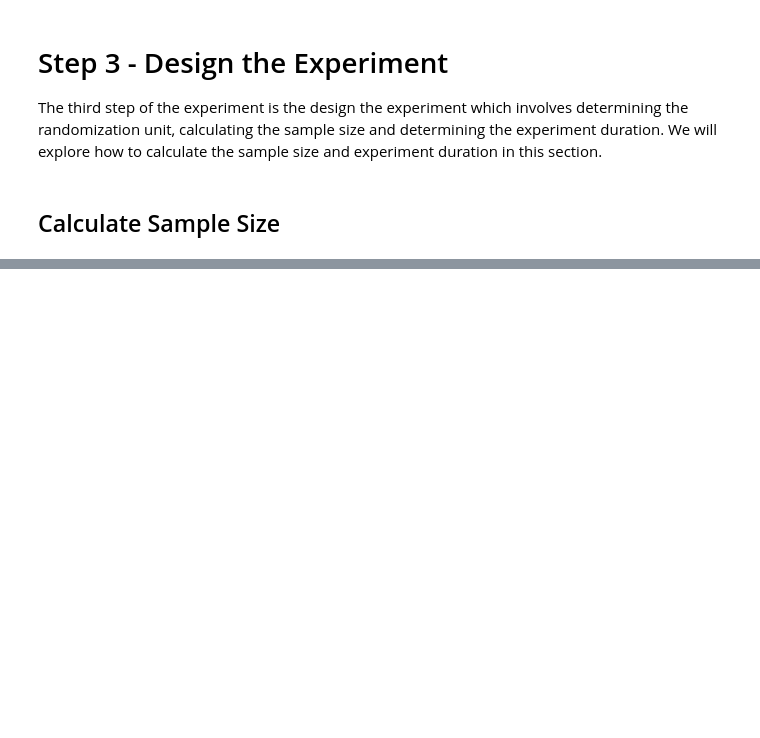
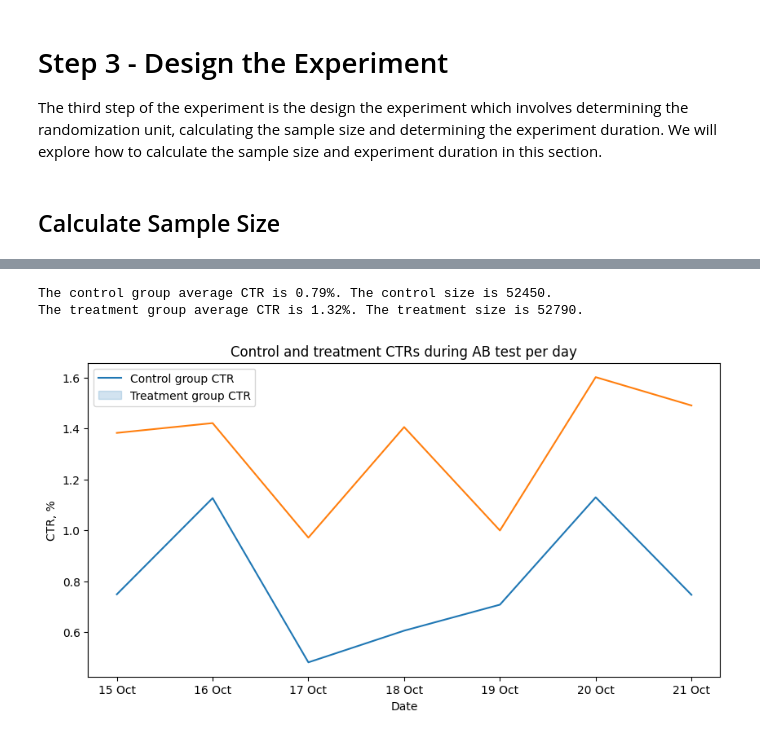
Before and after one commit to aakhterov/ML_algorithms_from_scratch, a Jupyter notebook: A_B_testing_practice.ipynb, the cells around one changed output, grey strips where cells are left out. Saved outputs shown, nothing was run; the diff lists cells and outputs as text; code cells hidden in the pictures; blank space fills up the shorter version.

```diff
--- a/A_B_testing_practice.ipynb
+++ b/A_B_testing_practice.ipynb
@@ -107,0 +122,5 @@ norm.ppf(1-alpha/2), norm.ppf(power)
+# %%
+# Load data that was obtained after 7-days test
+df_after = pd.read_csv("/content/drive/MyDrive/Colab Notebooks/Data/a_b_after_test_ctr.csv")
+df_after['Date'] = pd.to_datetime(df_after['Date'], format='%d.%m.%y')
+df_after.head()
@@ -107,0 +134,27 @@ norm.ppf(1-alpha/2), norm.ppf(power)
+# %%
+control_df = df_after[df_after['is_new_banner']==0]
+treatment_df = df_after[df_after['is_new_banner']==1]
+# %%
+control_df['CTR'] = control_df['Clicks']*100/control_df['Impressions'] # calculate CTR of the control group
+treatment_df['CTR'] = treatment_df['Clicks']*100/treatment_df['Impressions'] # calculate CTR of the treatment group
+control_size = control_df['Impressions'].sum()
+control_ctr_mean = control_df['CTR'].mean().round(2)
+treatment_size = treatment_df['Impressions'].sum()
+treatment_ctr_mean = treatment_df['CTR'].mean().round(2)
+print(f"The control group average CTR is {control_ctr_mean}%. The control size is {control_size}.")
+print(f"The treatment group average CTR is {treatment_ctr_mean}%. The treatment size is {treatment_size}.")
+# %% [output]
+The control group average CTR is 0.79%. The control size is 52450.
+The treatment group average CTR is 1.32%. The treatment size is 52790.
+# %%
+# Let's plot the CTR
+_, ax = plt.subplots(figsize=(10,5))
+sns.lineplot(x=control_df['Date'], y=control_df['CTR'])
+sns.lineplot(x=treatment_df['Date'], y=treatment_df['CTR'])
+plt.legend(labels=["Control group CTR", "Treatment group CTR"])
+plt.ylabel('CTR, %')
+ax.xaxis.set_major_formatter(DateFormatter("%d %b"))
+plt.title('Control and treatment CTRs during AB test per day')
+plt.show()
+# %% [output]
+[figure, added]
```
Also changed, not shown: parts of 19 cells of this notebook.
